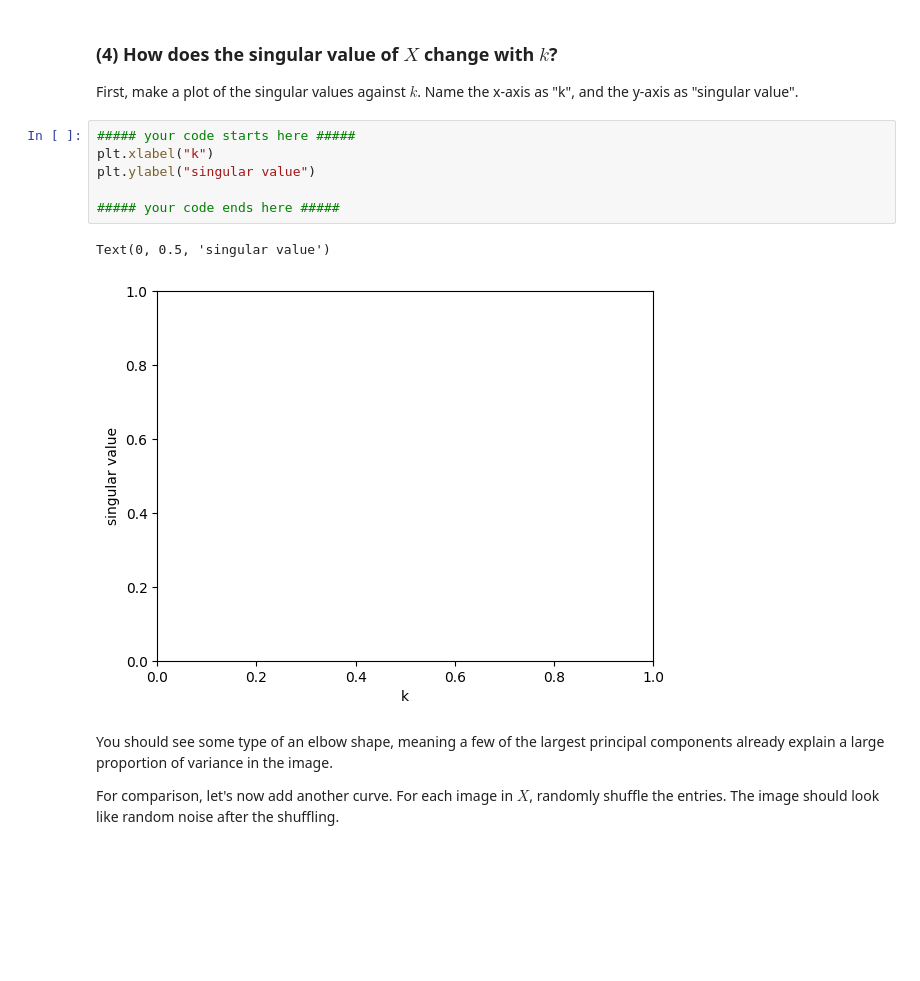
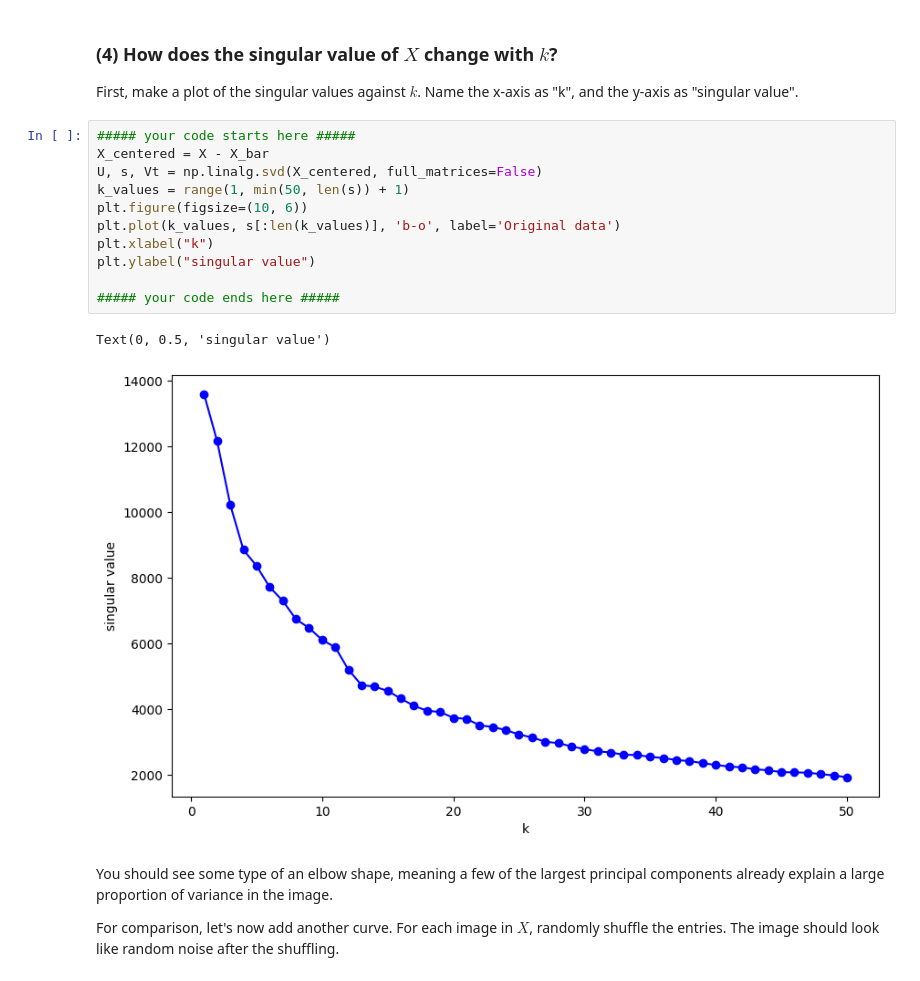
Before and after one commit to blingbangboom/142B-Final, a Jupyter notebook: Final_Project_STA142B_S25.ipynb, the cells around one changed output. Saved outputs shown, nothing was run; the diff lists cells and outputs as text; blank space fills up the shorter version.

```diff
--- a/Final_Project_STA142B_S25.ipynb
+++ b/Final_Project_STA142B_S25.ipynb
@@ -209,13 +209,18 @@ Do you see any pattern here? Can you explain it with the principal components yo
 First, make a plot of the singular values against $k$. Name the x-axis as "k", and the y-axis as "singular value".
 # %%
 ##### your code starts here #####
+X_centered = X - X_bar
+U, s, Vt = np.linalg.svd(X_centered, full_matrices=False)
+k_values = range(1, min(50, len(s)) + 1)
+plt.figure(figsize=(10, 6))
+plt.plot(k_values, s[:len(k_values)], 'b-o', label='Original data')
 plt.xlabel("k")
 plt.ylabel("singular value")
 
 ##### your code ends here #####
 # %% [output]
 Text(0, 0.5, 'singular value')
-[figure, old version]
+[figure, new version]
 # %% [markdown]
 You should see some type of an elbow shape, meaning a few of the largest principal components already explain a large proportion of variance in the image.
 
```
Also changed, not shown: parts of 6 cells of this notebook.
